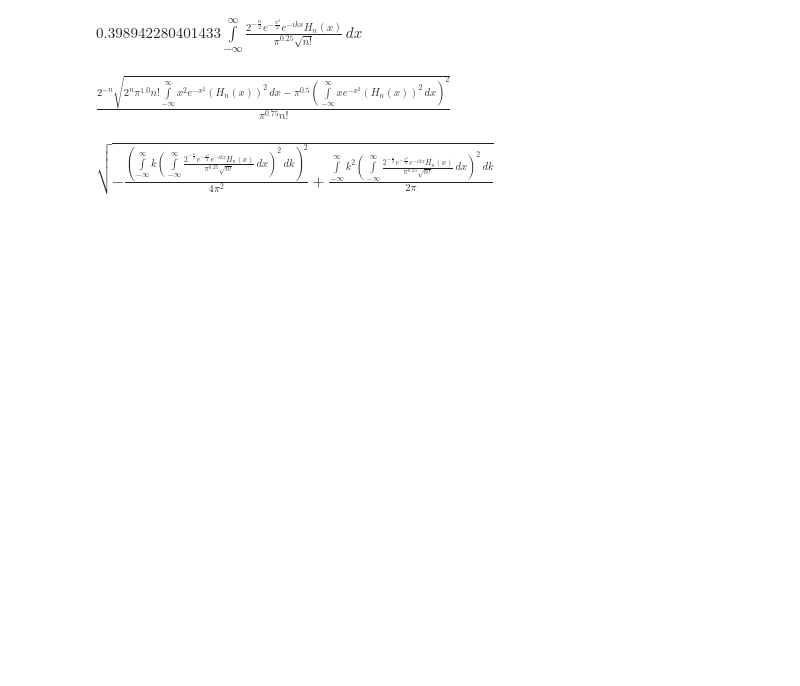
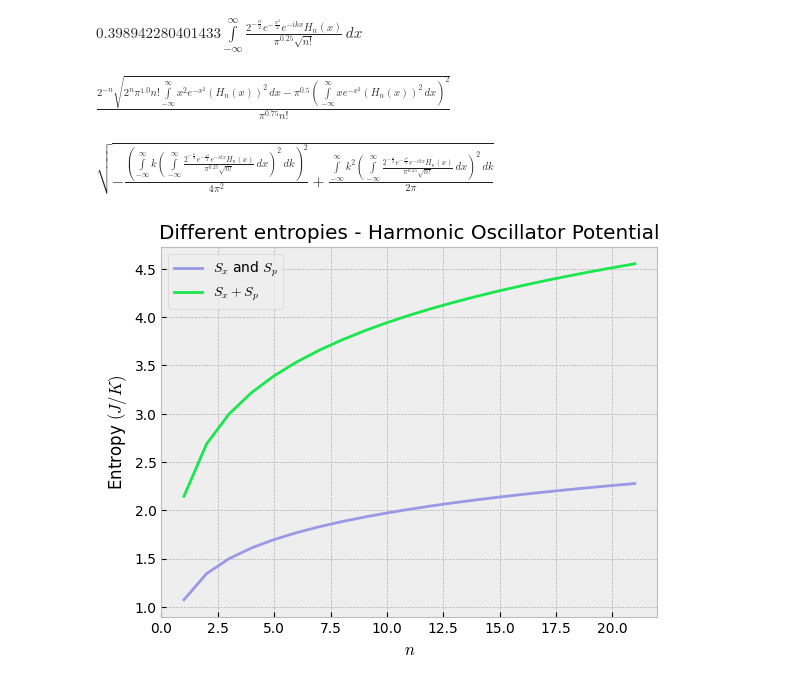
Before and after one commit to grk38/Quantum-Physics-Problems, a Jupyter notebook: exerciseSet_Harmonic_Oscillator.ipynb, the cells around one changed output. Drawn from its saved outputs; the diff is of its cells as text; code cells hidden in the pictures; blank space fills up the shorter version.

Commit message:
Fixed the harmonic oscillator

```diff
--- a/exerciseSet_Harmonic_Oscillator.ipynb
+++ b/exerciseSet_Harmonic_Oscillator.ipynb
@@ -2,9 +2,14 @@
 import scipy as sp
 import numpy as np
 import sympy as sm
+from scipy.optimize import curve_fit
 from matplotlib import pyplot as plt
+import os
+import json
 plt.style.use('bmh')
 pi = sm.pi
+currentDir = %pwd
+dataPath = os.path.join(currentDir, "harmonicData.json")
 #Ex 1.8.1-1.8.5 apo Massen
 #Henceforth,I will consider hbar = omega = m = 1
 # %%
@@ -101,0 +105,20 @@ sm.simplify((DeltaK*DeltaX).subs({n:0})).evalf()
+# %%
+#Ex 5.  Look at the complimentary Mathematica notebook
+with open(dataPath, "r") as json_file: #Always use open, so the file doesnt stay open if an error occurs
+    data = json.load(json_file)
+
+posValues = np.array(data["posValues"])
+momentumValues = np.array(data["momentumValues"])
+totalEntropyValues = posValues+momentumValues
+nValues = np.arange(1,22,1)
+# %%
+plt.plot(nValues,posValues,label=r'$S_x$ and $S_p$',color=(0.6,0.6,0.9))
+#plt.plot(nValues,momentumValues,label=r'$S_p$',color=(0.6,0.6,0.2))
+plt.plot(nValues,totalEntropyValues,label=r'$S_x+S_p$',color=(0.1,0.9,0.3))
+plt.title('Different entropies - Harmonic Oscillator Potential')
+plt.xlabel(r"$n$")
+plt.ylabel(r"Entropy $(J/K)$")
+plt.legend()
+plt.show()
+# %% [output]
+[figure, added]
```
Also changed, not shown: parts of 9 cells of this notebook, 3 other files.
